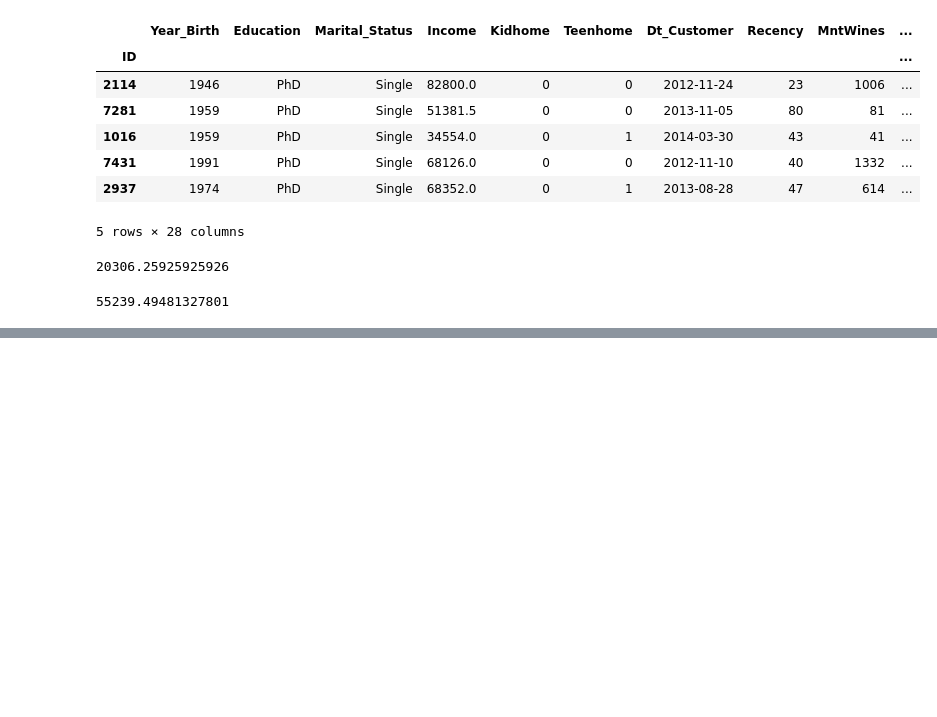
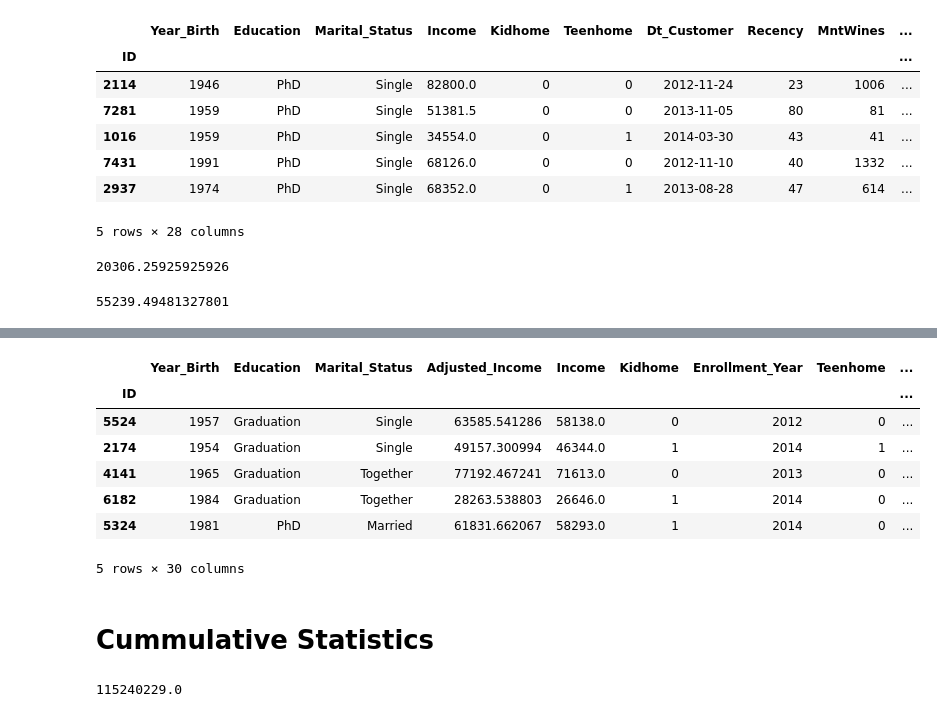
Before and after one commit to Jose-Servin/DataCamp, a Jupyter notebook: Projects/Customer_Personality_Analysis/CPA.ipynb, the cells around one changed output, grey strips where cells are left out. Drawn from its saved outputs; the diff is of its cells as text; code cells hidden in the pictures; blank space fills up the shorter version.

```diff
--- a/Projects/Customer_Personality_Analysis/CPA.ipynb
+++ b/Projects/Customer_Personality_Analysis/CPA.ipynb
@@ -5,3 +6,5 @@ import matplotlib.pyplot as plt
+# %%
+cpi.update()
 # %% [markdown]
 # Import Data
 # %%
@@ -385,0 +464,25 @@ phd_education['Income'].mean()
+# %%
+def apply_inflation (data, column):
+    """ Adjust for inflation given DataFrame and column"""
+    return data.apply(lambda x: cpi.inflate(x[column],
+                      x.Enrollment_Year), axis=1)
+# %%
+# Adjust Income based off Enrollment_Year
+master_data.insert(loc=3, column='Adjusted_Income', value= apply_inflation(master_data, 'Income'))
+# %%
+master_data.head() # Spot check some Adjusted Incomes
+# %% [output]
+|  | Year_Birth | Education | Marital_Status | Adjusted_Income | Income | Kidhome | Enrollment_Year | Teenhome | ... |
+| ID |  |  |  |  |  |  |  |  | ... |
+| 5524 | 1957 | Graduation | Single | 63585.541286 | 58138.0 | 0 | 2012 | 0 | ... |
+| 2174 | 1954 | Graduation | Single | 49157.300994 | 46344.0 | 1 | 2014 | 1 | ... |
+| 4141 | 1965 | Graduation | Together | 77192.467241 | 71613.0 | 0 | 2013 | 0 | ... |
+| 6182 | 1984 | Graduation | Together | 28263.538803 | 26646.0 | 1 | 2014 | 0 | ... |
+| 5324 | 1981 | PhD | Married | 61831.662067 | 58293.0 | 1 | 2014 | 0 | ... |
+5 rows × 30 columns
+# %% [markdown]
+# Cummulative Statistics
+# %%
+master_data['Income'].sum()
+# %% [output]
+115240229.0
```
Also changed, not shown: parts of 19 cells of this notebook.
